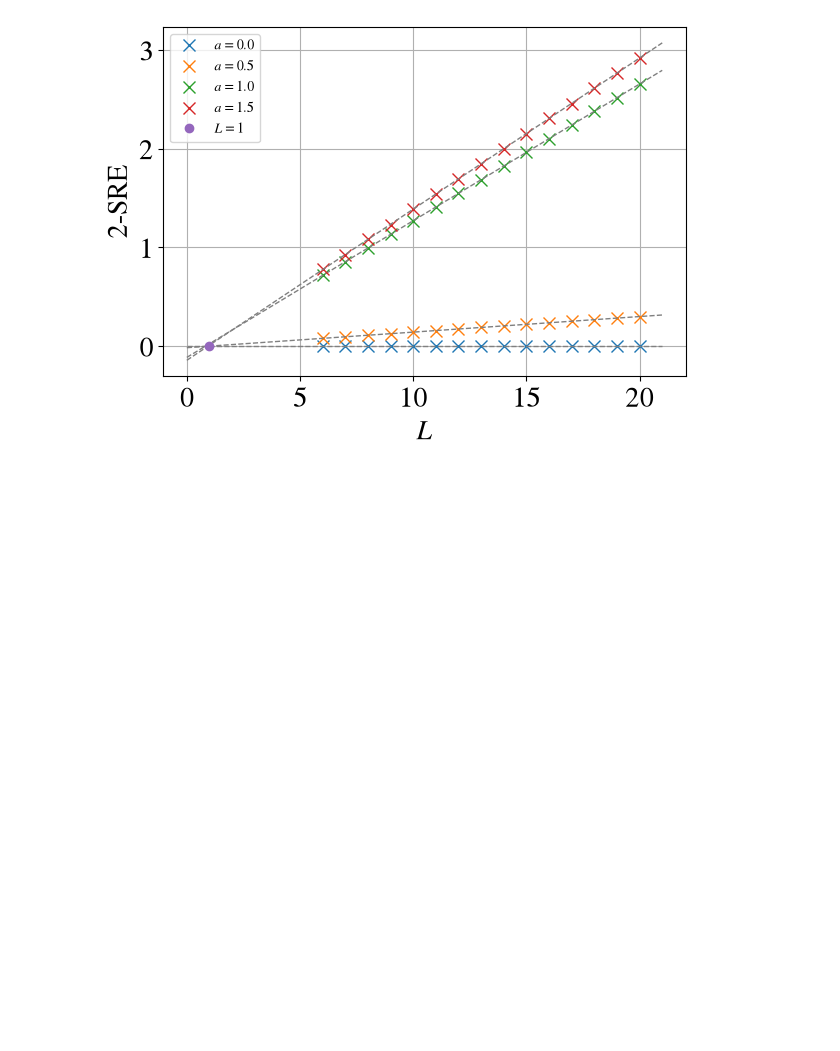
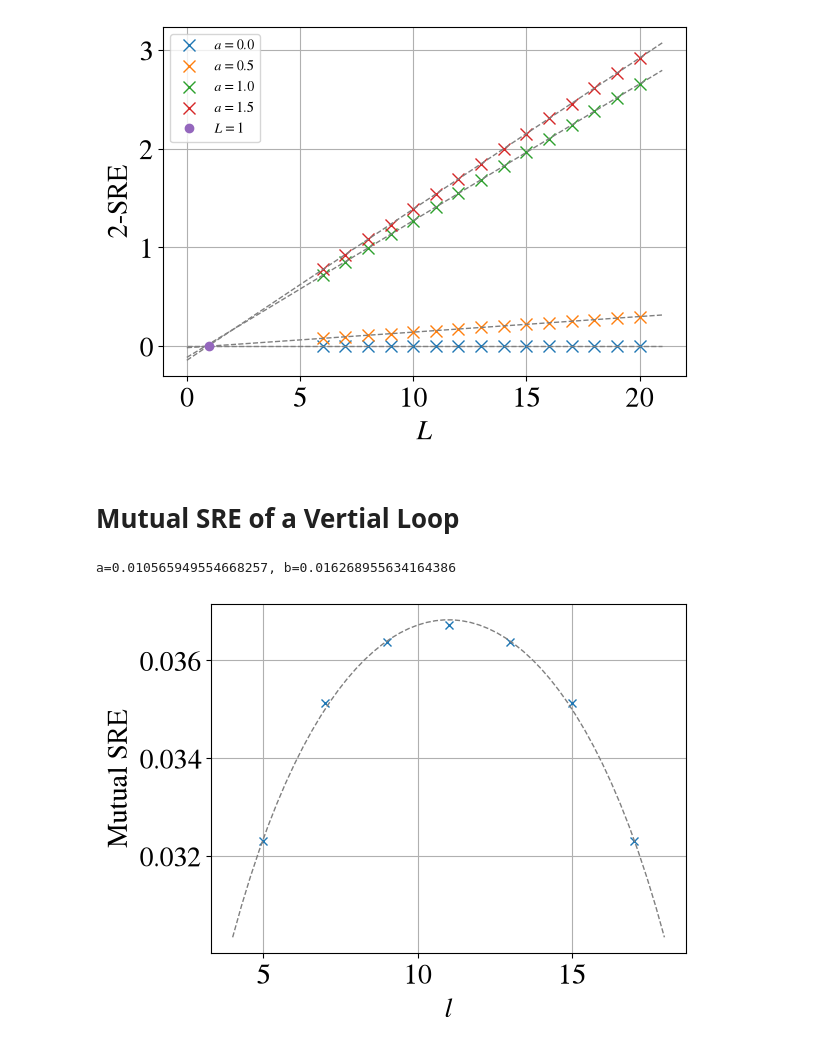
Before and after one commit to WangChenChih/Kitaev-magic, a Jupyter notebook: original-draft/figures/SRE_figures/KitaevDM.ipynb, the cells around one changed output. Saved outputs shown, nothing was run; the diff lists cells and outputs as text; code cells hidden in the pictures; blank space fills up the shorter version.

Commit message:
update mutual SRE data

```diff
--- a/original-draft/figures/SRE_figures/KitaevDM.ipynb
+++ b/original-draft/figures/SRE_figures/KitaevDM.ipynb
@@ -962,3 +962,58 @@ alpha=0.5: a=0.015768433819711002, b=-0.015508909077176761, -b/a=1.0167339134714
 alpha=1.0: a=0.13846198653083105, b=-0.11393528868032128, -b/a=1.2152686681588756
 alpha=1.5: a=0.15310716195863872, b=-0.14325540953752802, -b/a=1.0687705438343664
 [figure]
+# %% [markdown]
+# Mutual SRE of a Vertial Loop
+# %%
+import numpy as np
+import matplotlib
+import matplotlib.pyplot as plt
+from SpinModelDM import SpinSystem
+import os
+from scipy.optimize import curve_fit
+
+matplotlib.rcParams['mathtext.fontset'] = 'stix'
+matplotlib.rcParams['font.family'] = 'STIXGeneral'
+plt.rcParams.update({'font.size': 20})
+
+DM = SpinSystem(Jx=1/2, Jy=1/2, Jz=0) # create a module
+
+L_tot = 22  # total length
+l_range_ini = np.arange(4,L_tot+1-4)
+l_range = np.array([n for n in l_range_ini if n%2==1])
+
+### exact
+update_entropy = False
+
+if update_entropy:
+    index = 0
+    entropy_data = np.zeros_like(l_range, dtype=float)
+    for l in l_range:
+        entropy_data[index] = DM.mutial_SRE_1D_region(L=L_tot, l=l)
+        index += 1
+else:
+    entropy_data = np.load('1Dmutual-SRE.npy')
+
+plt.plot(l_range, entropy_data, 'x')
+
+l_conf = lambda x: (L_tot/np.pi) * np.sin(np.pi*x/L_tot)
+func_fit = lambda x, a, b: a * np.log(l_conf(x=x)) + b
+coe_fit, err = curve_fit(f=func_fit, xdata=l_range, ydata=entropy_data)
+[a_fit, b_fit] = coe_fit
+
+curvfit_x_range = np.linspace(4, L_tot-4)
+plt.plot(curvfit_x_range, func_fit(x=curvfit_x_range, a=a_fit, b=b_fit), '--', color='gray', linewidth=1)
+print(f'a={a_fit}, b={b_fit}')
+
+plt.xlabel(r'$l$')
+plt.ylabel('Mutual SRE')
+plt.grid()
+# plt.legend(fontsize='10')
+plt.tight_layout()
+
+os.makedirs('figures/stab-renyi-entropy', exist_ok=True)
+# plt.savefig(f'figures/stab-renyi-entropy/linear_scaling_a_{a}.pdf', dpi=300)
+plt.savefig(f'figures/stab-renyi-entropy/mutual_SRE.pdf', dpi=300)
+# %% [output]
+a=0.010565949554668257, b=0.016268955634164386
+[figure, added]
```
Also changed, not shown: parts of 5 cells of this notebook, 4 other files.
